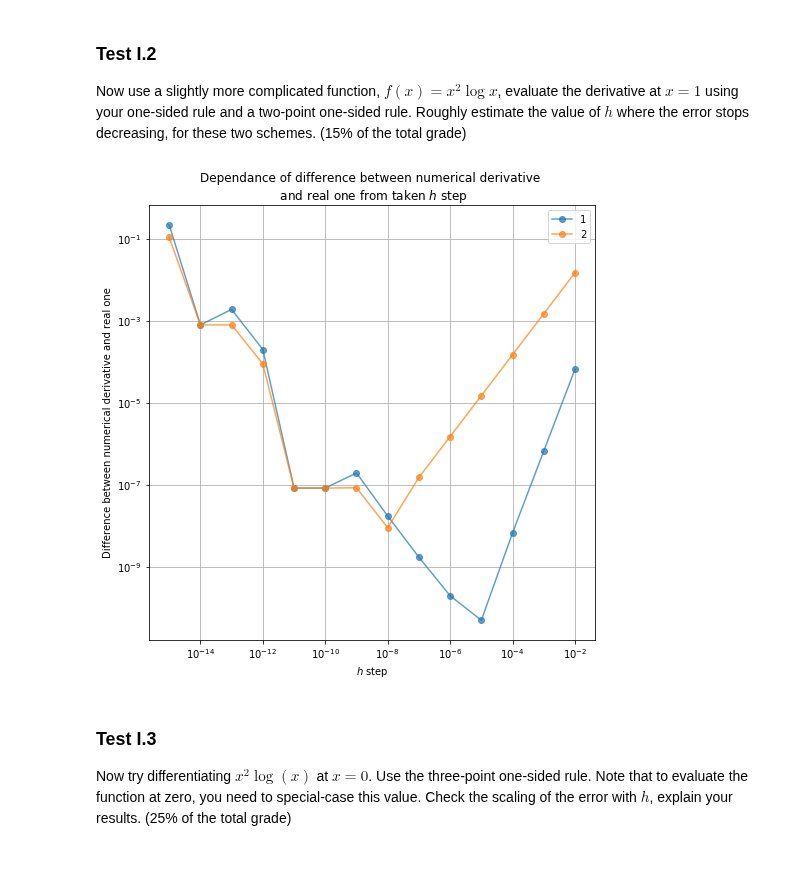
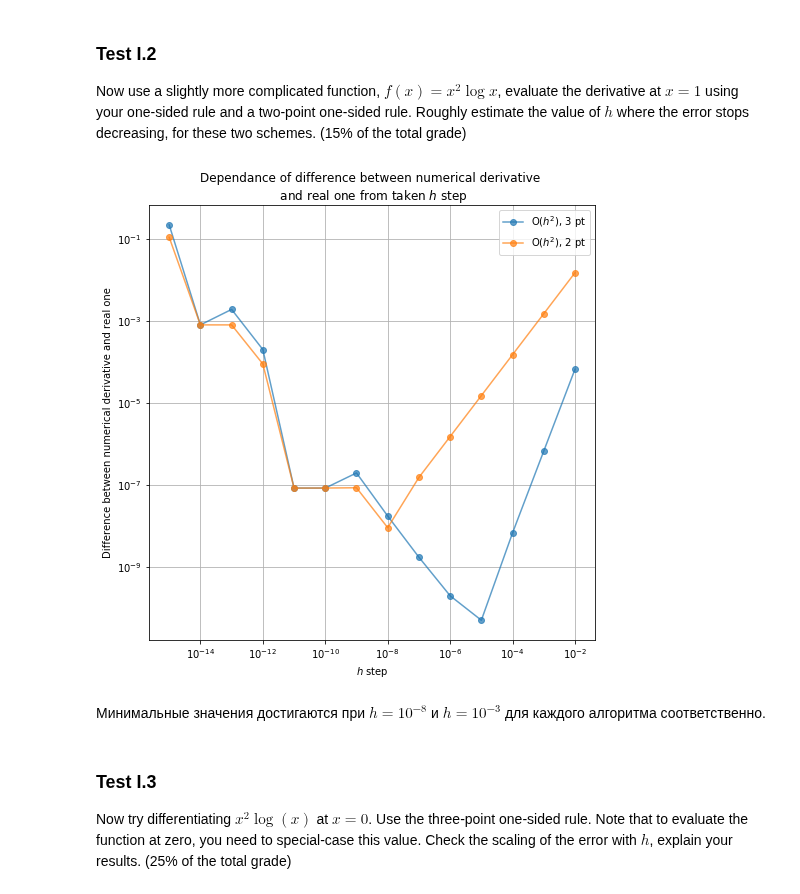
Before and after one commit to ev-br/CP2020, a Jupyter notebook: week_6_calculus.ipynb, the cells around one changed output. Drawn from its saved outputs; the diff is of its cells as text; code cells hidden in the pictures; blank space fills up the shorter version.

```diff
--- a/week_6_calculus.ipynb
+++ b/week_6_calculus.ipynb
@@ -73,28 +73,30 @@ for h in h_arr:
 # %%
 # Add labels ffs.
 
 plt.figure(figsize=(8, 8))
 
-plt.plot(h_arr, difference_deriv, 'o-', alpha=0.7, label='1', color='C0')
+plt.plot(h_arr, difference_deriv, 'o-', alpha=0.7, label='O($h^2$), 3 pt', color='C0')
 
-plt.plot(h_arr, difference_deriv_2pt, 'o-', alpha=0.7, label='2', color='C1')
+plt.plot(h_arr, difference_deriv_2pt, 'o-', alpha=0.7, label='O($h^2$), 2 pt', color='C1')
 
 plt.xscale('log')
 plt.yscale('log')
 
 plt.xlabel('$h$ step')
 plt.ylabel('Difference between numerical derivative and real one')
 
 plt.title('Dependance of difference between numerical derivative \n and real one from taken $h$ step')
 
 plt.grid()
 
 plt.legend()
 
 
 plt.show()
 # %% [output]
-[figure, old version]
+[figure, new version]
+# %% [markdown]
+Минимальные значения достигаются при $h = 10^{-8}$ и $h = 10^{-3}$ для каждого алгоритма соответственно.
 # %% [markdown]
 ### Test I.3
 
```
Also changed, not shown: parts of 3 cells of this notebook, 2 other files.
